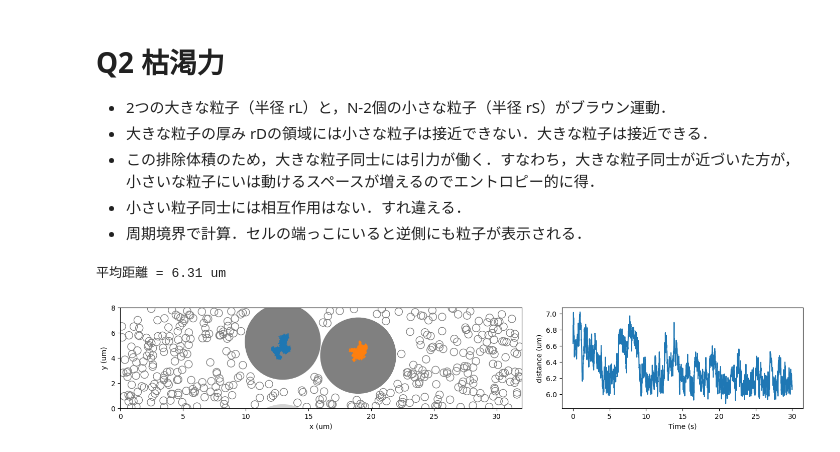
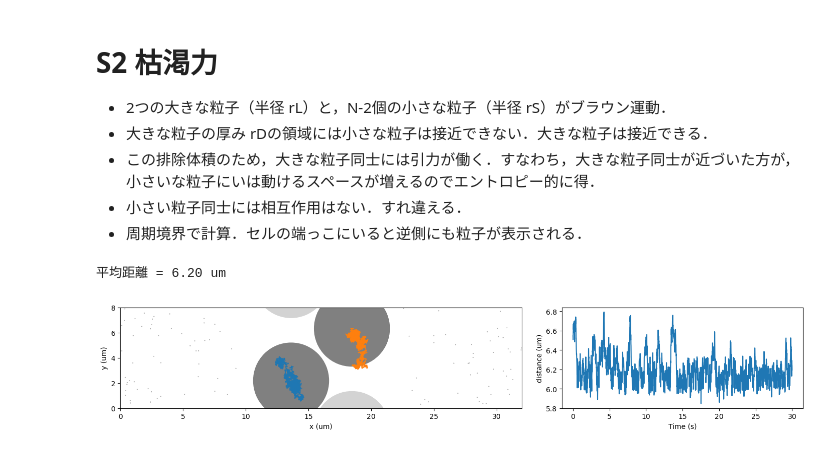
Before and after one commit to stoyabe/biophys, a Jupyter notebook: S_structure.ipynb, the cells around one changed output. Cells and saved outputs as stored; diff of their text form; code cells hidden in the pictures.

```diff
--- a/S_structure.ipynb
+++ b/S_structure.ipynb
@@ -53,5 +78,5 @@ print('末端間距離の平均 = ', np.mean(L))
 # %% [markdown]
-# Q2 枯渇力
+# S2 枯渇力
 
 - 2つの大きな粒子（半径 rL）と，N-2個の小さな粒子（半径 rS）がブラウン運動．
 - 大きな粒子の厚み rDの領域には小さな粒子は接近できない．大きな粒子は接近できる．
@@ -64,9 +89,9 @@ import matplotlib.pyplot as plt  # プロット用ライブラリ
 
 kBT = 4.14E-21  # (J = kg m^2 / s^2)
 
-N = 400 # 粒子数（大きい粒子を含むので，最低 2）．多すぎると初期配置ができず無限ループに陥るので注意．
+N = 100 # 粒子数（大きい粒子を含むので，最低 2）．多すぎると初期配置ができず無限ループに陥るので注意．
 Lx, Ly = 32E-6, 8E-6 # 容器サイズ (um)
-rL, rS = 3E-6, 0.3E-6 # 大きい粒子と小さい粒子の半径
+rL, rS = 3E-6, 0.01E-6 # 大きい粒子と小さい粒子の半径
 a =1E-9
 f0 = 1E-8
 gamma0 = 1E-8 # 半径0.5umの時の摩擦係数 (kg/s)
@@ -143,32 +168,32 @@ fig = plt.figure(figsize=(16,2), dpi=100.0)
 
 ax1 = fig.add_axes([0, 0,0.5 , 1], xlabel = 'x (um)', ylabel = 'y (um)')
 
 ax1.set_xlim(0, Lx*1E6)
 ax1.set_ylim(0, Ly*1E6)
 
 # 円のプロット．軸と大きさを合わせるため，Circleを用いている．また，はみだした分も表示するため，大きな粒子については ずらした場所にもプロットする．
 lx = [Lx, -Lx, 0, 0, Lx, Lx, -Lx, -Lx]
 ly = [0, 0, Ly, -Ly, Ly, -Ly, -Ly, Ly]
 
 for i in range(N):
     ax1.add_artist(plt.Circle((x[i]*1E6, y[i]*1E6), r[i]*1E6, color = 'gray', fill = (i < 2)))
     if i<2:
         for llx, lly in zip(lx, ly):
             ax1.add_artist(plt.Circle(((x[i]+llx)*1E6, (y[i]+lly)*1E6), r[i]*1E6, color = 'lightgray', fill = (i < 2)))
         ax1.plot(sx[:, i]*1E6, sy[:, i]*1E6, '.', markersize = 1)
 
 # 大きい粒子間の距離の時系列
 ax2 = fig.add_axes([0.55, 0, 0.3, 1], xlabel = 'Time (s)', ylabel = 'distance (um)')
 
 dx = (sx[:,0]-sx[:,1]+Lx/2)%Lx-Lx/2
 dy = (sy[:,0]-sy[:,1]+Ly/2)%Ly-Ly/2
 d = np.sqrt(dx*dx+dy*dy)
 t = np.linspace(0, T, len(d))
 
 print("平均距離 = {:.2f} um".format(np.mean(d*1E6)))
 
 ax2.plot(t, d*1E6)
 plt.show()
 # %% [output]
-平均距離 = 6.31 um
+平均距離 = 6.20 um
-[figure, old version]
+[figure, new version]
```
Also changed, not shown: parts of 4 cells of this notebook.
